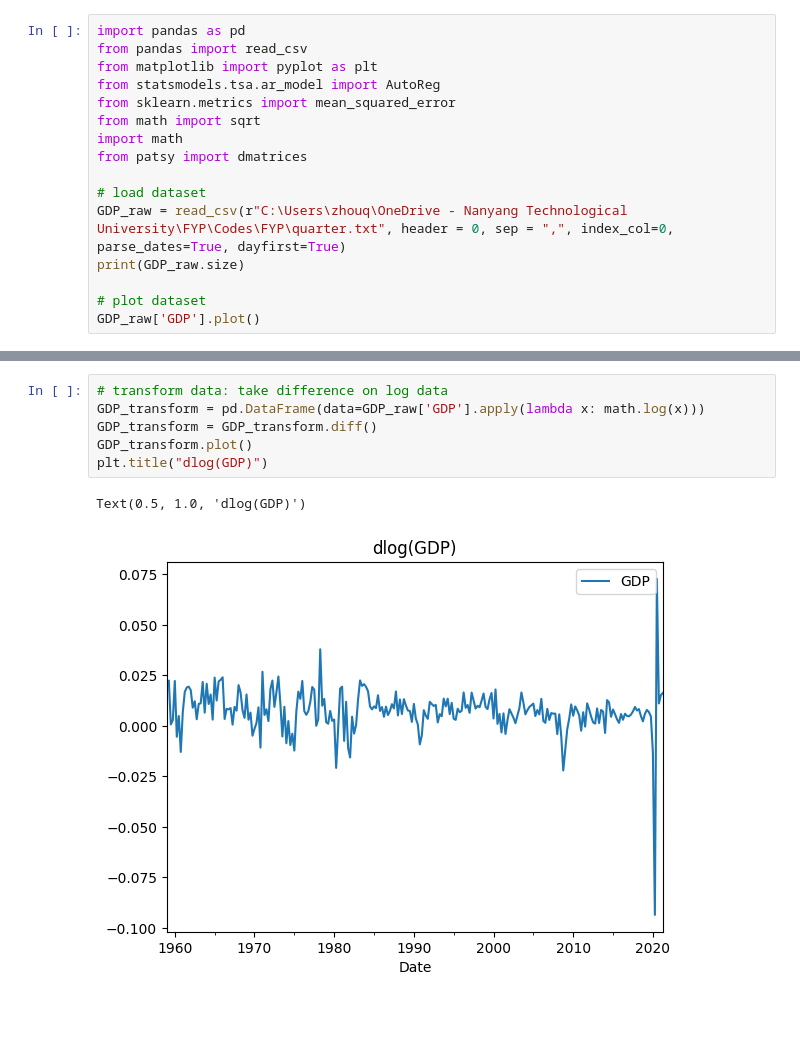
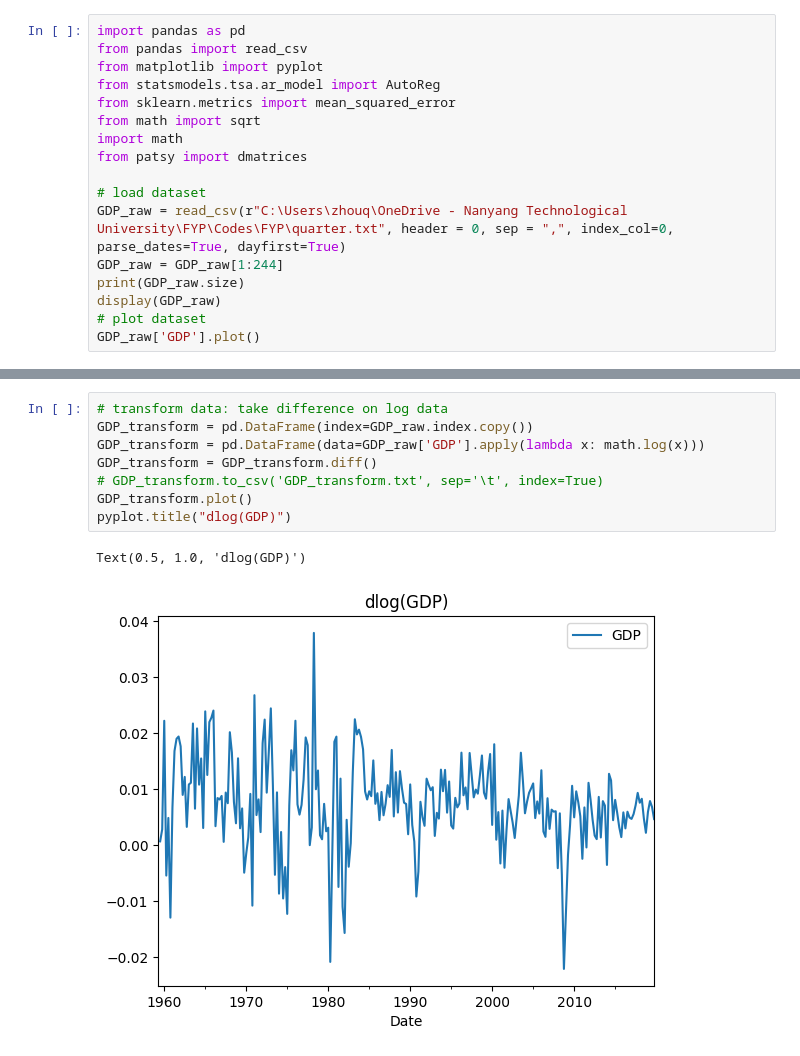
Before and after one commit to qh007/FYP, a Jupyter notebook: Time series model.ipynb, the cells around one changed output, grey strips where cells are left out. Cells and saved outputs as stored; diff of their text form; blank space fills up the shorter version.

```diff
--- a/Time series model.ipynb
+++ b/Time series model.ipynb
@@ -1,7 +1,7 @@
 # %%
 import pandas as pd
 from pandas import read_csv
-from matplotlib import pyplot as plt
+from matplotlib import pyplot
 from statsmodels.tsa.ar_model import AutoReg
 from sklearn.metrics import mean_squared_error
 from math import sqrt
@@ -10,8 +10,9 @@ from patsy import dmatrices
 
 # load dataset
 GDP_raw = read_csv(r"C:\Users\zhouq\OneDrive - Nanyang Technological University\FYP\Codes\FYP\quarter.txt", header = 0, sep = ",", index_col=0, parse_dates=True, dayfirst=True)
+GDP_raw = GDP_raw[1:244]
 print(GDP_raw.size)
-
+display(GDP_raw)
 # plot dataset
 GDP_raw['GDP'].plot()
 # %% [output]
@@ -21,9 +36,11 @@ GDP_raw['GDP'].plot()
 # %%
 # transform data: take difference on log data
+GDP_transform = pd.DataFrame(index=GDP_raw.index.copy())
 GDP_transform = pd.DataFrame(data=GDP_raw['GDP'].apply(lambda x: math.log(x)))
 GDP_transform = GDP_transform.diff()
+# GDP_transform.to_csv('GDP_transform.txt', sep='\t', index=True)
 GDP_transform.plot()
-plt.title("dlog(GDP)")
+pyplot.title("dlog(GDP)")
 # %% [output]
 Text(0.5, 1.0, 'dlog(GDP)')
-[figure, old version]
+[figure, new version]
```
Also changed, not shown: parts of 6 cells of this notebook, 41 other files.
